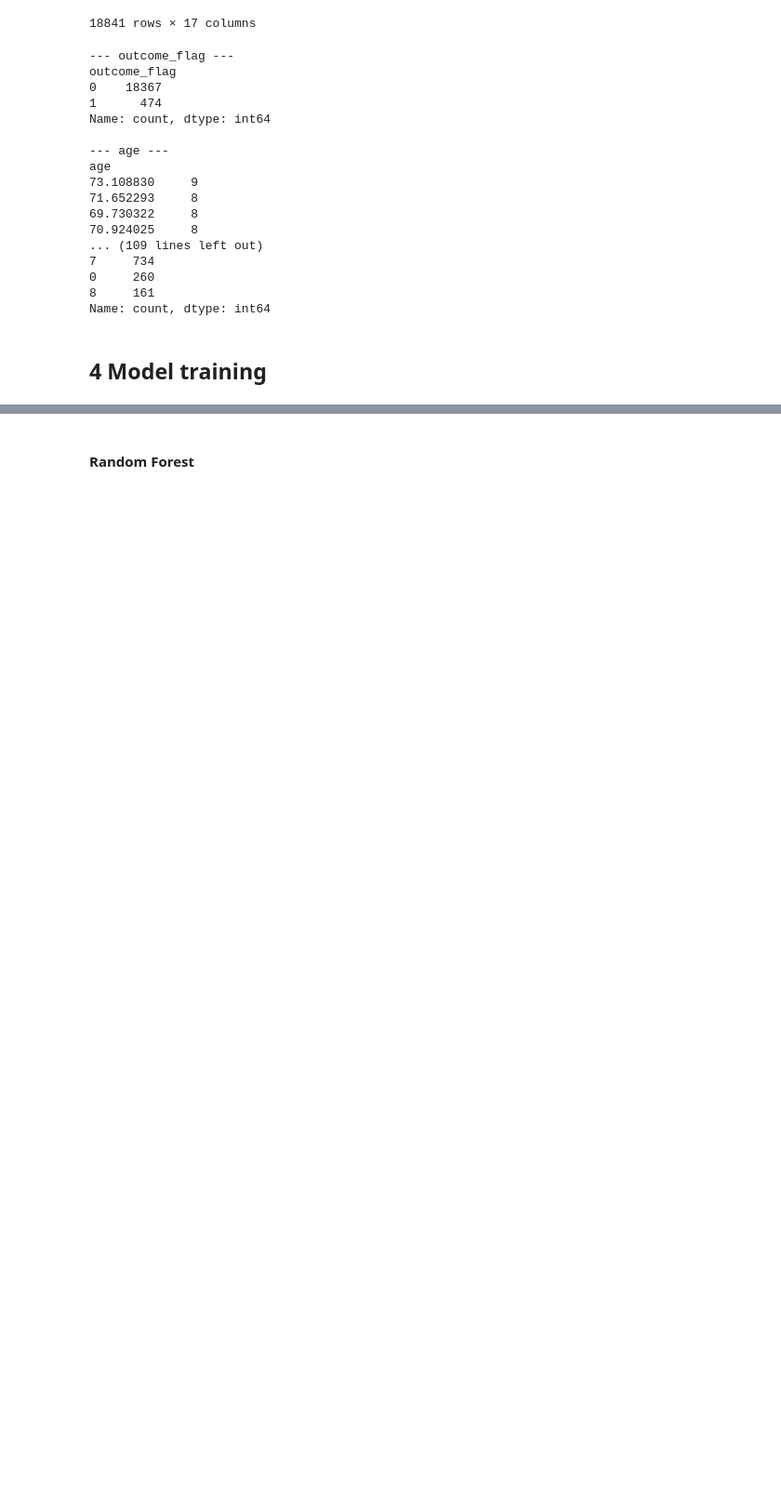
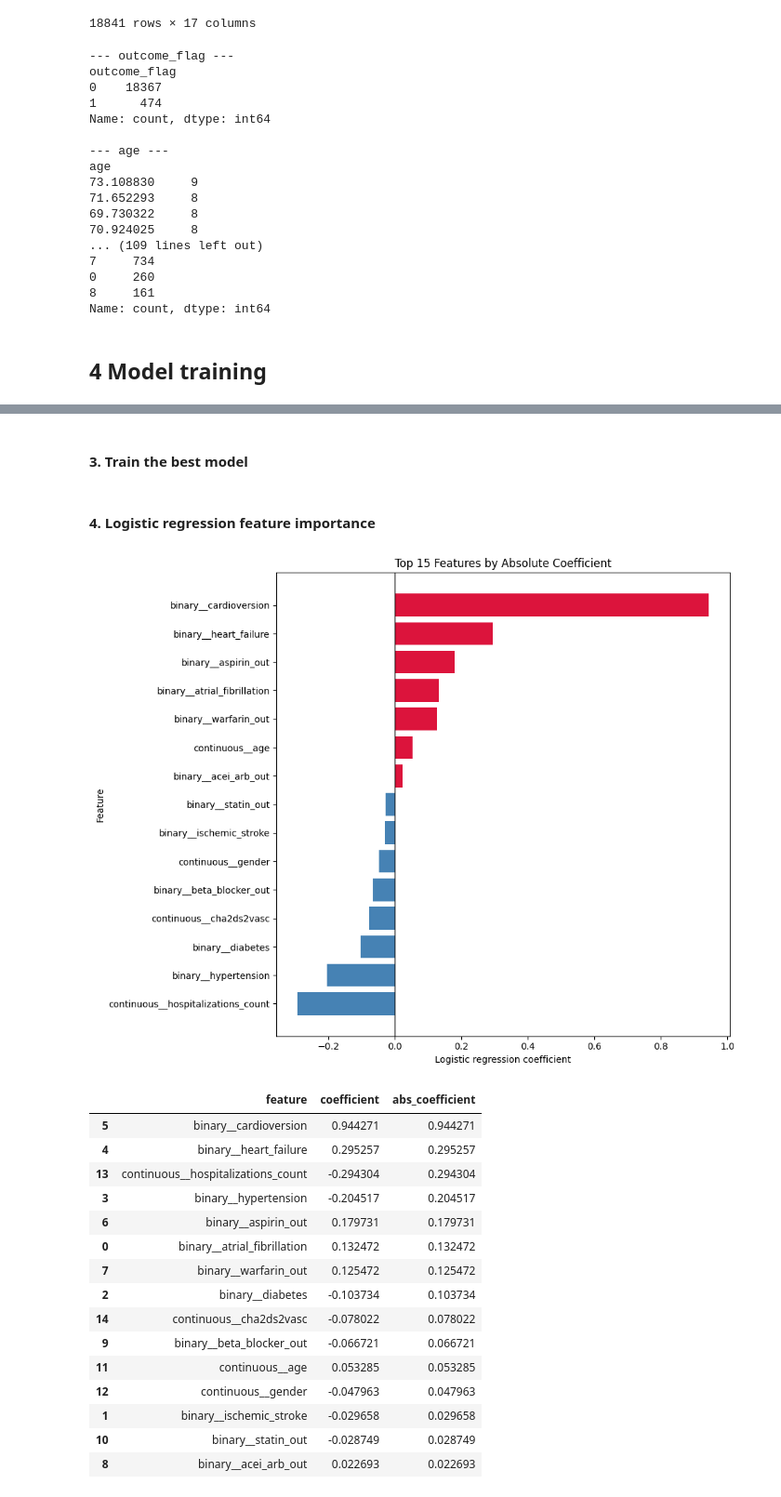
Before and after one commit to YouriDeKeersmaecker/P-PLP, a Jupyter notebook: notebooks/p_plp_showcase.ipynb, the cells around one changed output, grey strips where cells are left out. Shown at 93% size. Cells and saved outputs as stored; diff of their text form; code cells hidden in the pictures; blank space fills up the shorter version.

```diff
--- a/notebooks/p_plp_showcase.ipynb
+++ b/notebooks/p_plp_showcase.ipynb
@@ -1104,2 +1046,0 @@ plt.show()
-# %% [markdown]
-#### Random Forest
@@ -1117,0 +1047,2 @@ result_gs_rf = grid_search_pipeline(
+# %% [markdown]
+#### 3. Train the best model
@@ -1117,0 +1062,29 @@ result_gs_rf = grid_search_pipeline(
+# %% [markdown]
+#### 4. Logistic regression feature importance
+# %%
+logreg_model, _, _ = train_pipeline(
+    features_df,
+    model_name="logreg",
+    test_size=0.25,
+    random_state=42,
+)
+
+plot_logreg_feature_importance(logreg_model, top_n=20)
+# %% [output]
+[figure, added]
+|  | feature | coefficient | abs_coefficient |
+| 5 | binary__cardioversion | 0.944271 | 0.944271 |
+| 4 | binary__heart_failure | 0.295257 | 0.295257 |
+| 13 | continuous__hospitalizations_count | -0.294304 | 0.294304 |
+| 3 | binary__hypertension | -0.204517 | 0.204517 |
+| 6 | binary__aspirin_out | 0.179731 | 0.179731 |
+| 0 | binary__atrial_fibrillation | 0.132472 | 0.132472 |
+| 7 | binary__warfarin_out | 0.125472 | 0.125472 |
+| 2 | binary__diabetes | -0.103734 | 0.103734 |
+| 14 | continuous__cha2ds2vasc | -0.078022 | 0.078022 |
+| 9 | binary__beta_blocker_out | -0.066721 | 0.066721 |
+| 11 | continuous__age | 0.053285 | 0.053285 |
+| 12 | continuous__gender | -0.047963 | 0.047963 |
+| 1 | binary__ischemic_stroke | -0.029658 | 0.029658 |
+| 10 | binary__statin_out | -0.028749 | 0.028749 |
+| 8 | binary__acei_arb_out | 0.022693 | 0.022693 |
```
Also changed, not shown: parts of 19 cells of this notebook, 3 other files.
